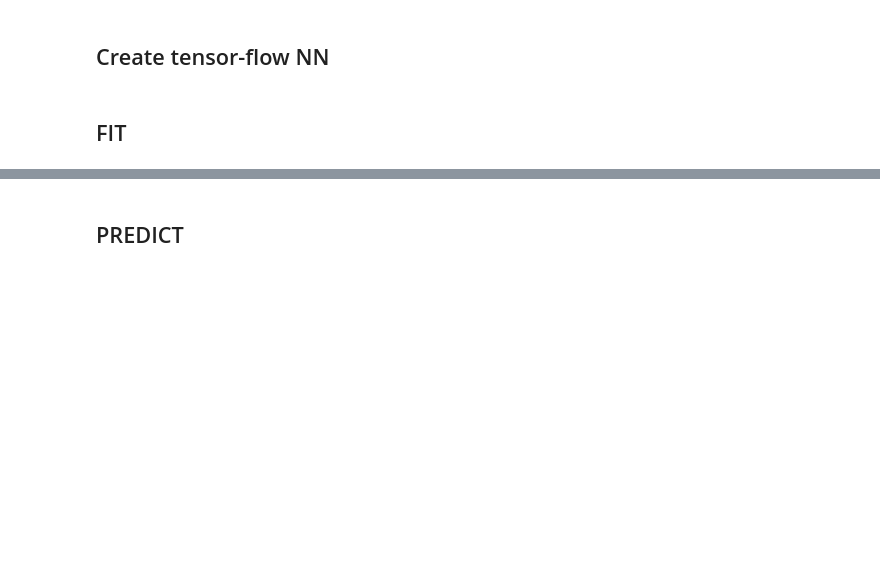
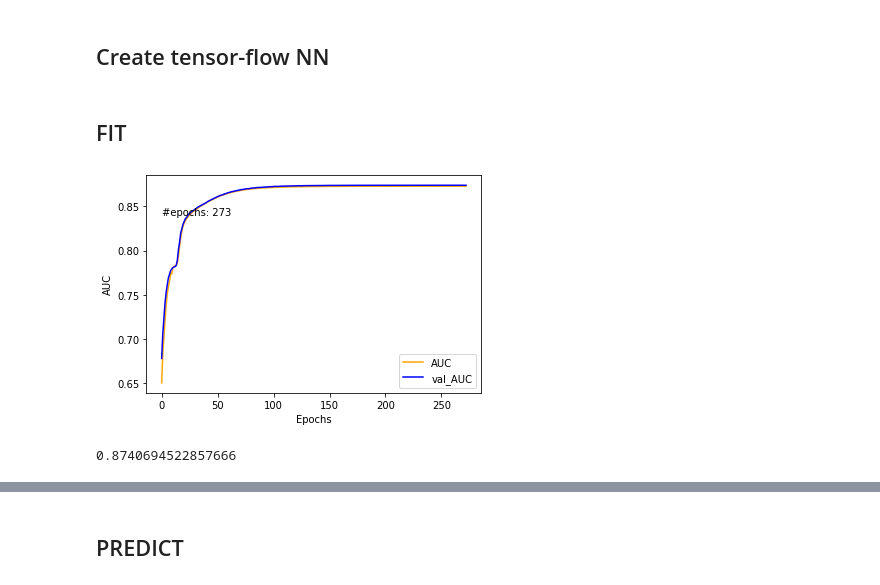
Before and after one commit to ggrotewold/FluShot, a Jupyter notebook: FluShot_TF.ipynb, the cells around one changed output, grey strips where cells are left out. Saved outputs shown, nothing was run; the diff lists cells and outputs as text; code cells hidden in the pictures; blank space fills up the shorter version.

```diff
--- a/FluShot_TF.ipynb
+++ b/FluShot_TF.ipynb
@@ -163,24 +163,37 @@ def lr_time_based_decay(epoch, lr):
 # %%
 import matplotlib.pyplot as plt
 
 initial_learning_rate = 0.01
-epochs = 100
+_epochs = 5000
 decay = initial_learning_rate / epochs
+
+early_stopping_cb = keras.callbacks.EarlyStopping(monitor='val_auc', patience=30, restore_best_weights=True, mode='max')
+checkpoint_cb = keras.callbacks.ModelCheckpoint('flu_shot_model.h5', save_best_only=True)
 
 # fit model_seasonal
 history = model.fit(training_features,
-                    training_labels, epochs,
+                    training_labels, epochs=_epochs,
                     validation_data=(validation_features,validation_labels),
                     verbose=0,
-                    callbacks=[keras.callbacks.LearningRateScheduler(lr_time_based_decay, verbose=0)])
+                    callbacks=[keras.callbacks.LearningRateScheduler(lr_time_based_decay, verbose=0), checkpoint_cb, early_stopping_cb])
+
+epoch_max = len(history.history['loss'])
 
 plt.plot(history.history['auc'], label='AUC', color='orange')
 plt.plot(history.history['val_auc'], label='val_AUC', color='b')
 plt.xlabel('Epochs')
 plt.ylabel('AUC')
+plt.text(0,0.84, '#epochs: '+ str(epoch_max))
 plt.legend()
 
 plt.show()
+# %% [output]
+[figure, added]
+# %%
+epoch_max = len(history.history['loss'])
+history.history['val_auc'][epoch_max-1]
+# %% [output]
+0.8740694522857666
 # %%
 for layer in model.layers:
   print(layer.name)
```
Also changed, not shown: parts of 4 cells of this notebook.
